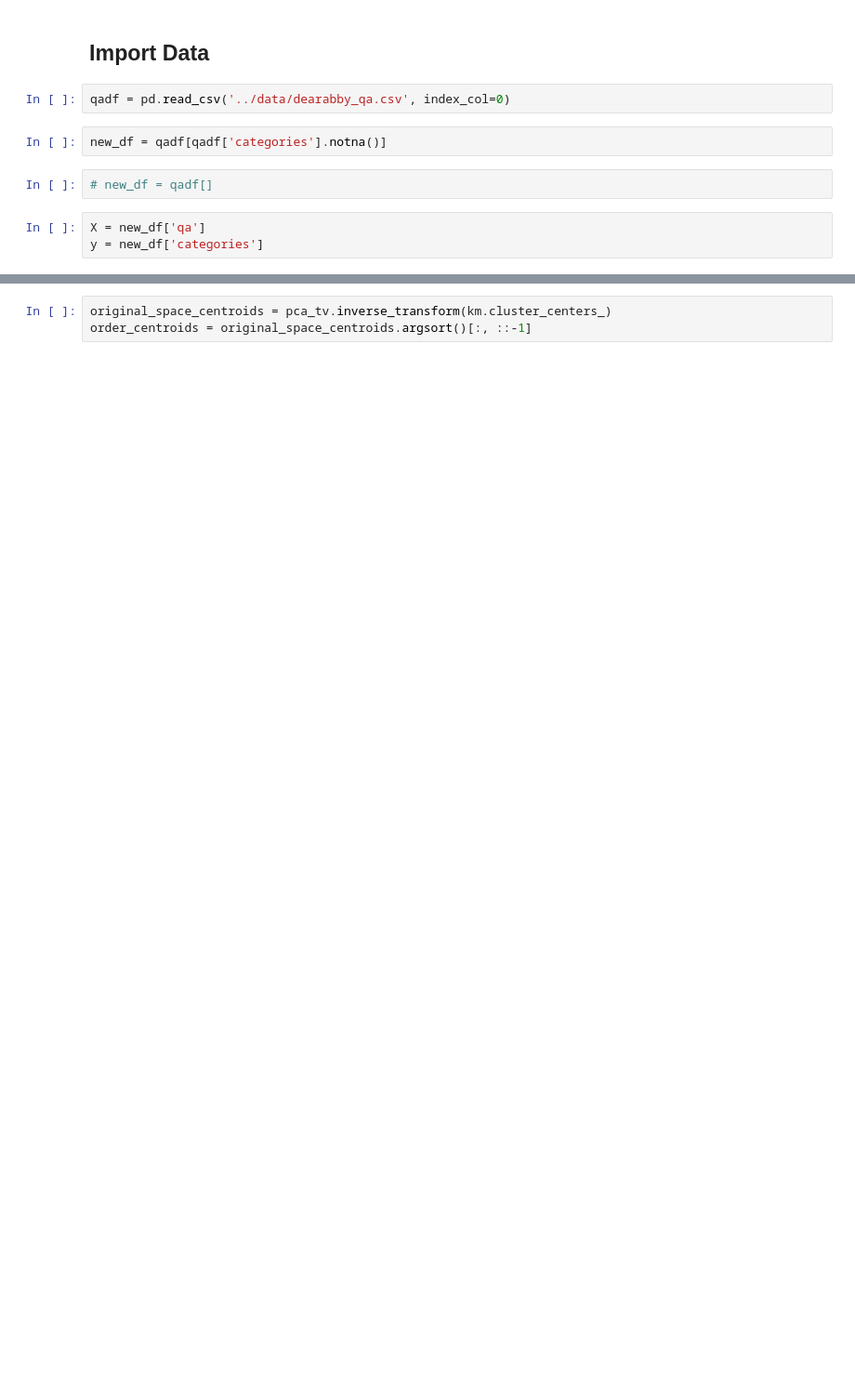
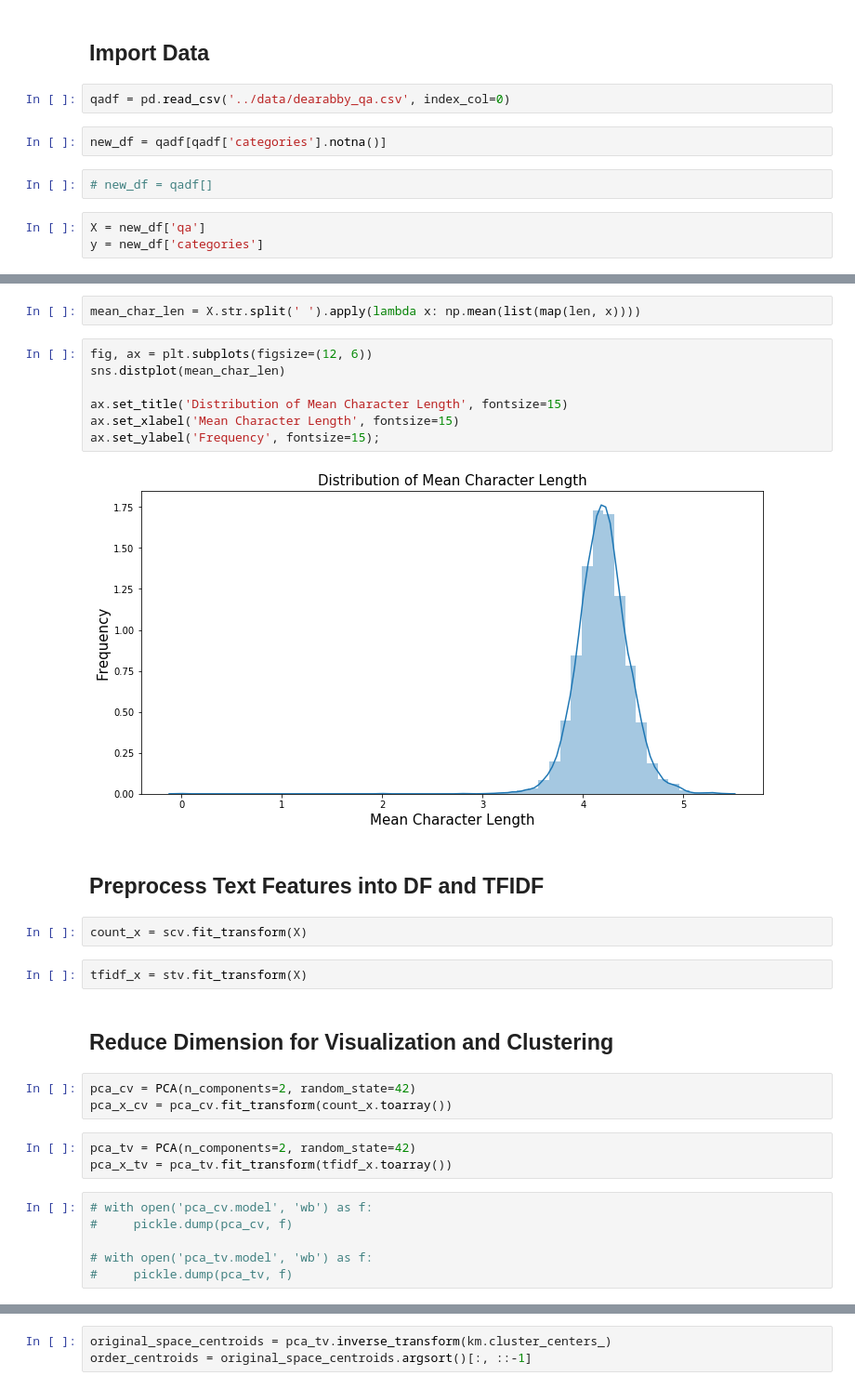
Before and after one commit to unit-00/dearabby, a Jupyter notebook: model/eda.ipynb, the cells around one changed output, grey strips where cells are left out. Shown at 93% size. Cells and saved outputs as stored; diff of their text form; blank space fills up the shorter version.

```diff
--- a/model/eda.ipynb
+++ b/model/eda.ipynb
@@ -291,0 +84,31 @@ KMeans(algorithm='auto', copy_x=True, init='k-means++', max_iter=300,
+# %%
+mean_char_len = X.str.split(' ').apply(lambda x: np.mean(list(map(len, x))))
+# %%
+fig, ax = plt.subplots(figsize=(12, 6))
+sns.distplot(mean_char_len)
+
+ax.set_title('Distribution of Mean Character Length', fontsize=15)
+ax.set_xlabel('Mean Character Length', fontsize=15)
+ax.set_ylabel('Frequency', fontsize=15);
+# %% [output]
+[figure, added]
+# %% [markdown]
+## Preprocess Text Features into DF and TFIDF
+# %%
+count_x = scv.fit_transform(X)
+# %%
+tfidf_x = stv.fit_transform(X)
+# %% [markdown]
+## Reduce Dimension for Visualization and Clustering
+# %%
+pca_cv = PCA(n_components=2, random_state=42)
+pca_x_cv = pca_cv.fit_transform(count_x.toarray())
+# %%
+pca_tv = PCA(n_components=2, random_state=42)
+pca_x_tv = pca_tv.fit_transform(tfidf_x.toarray())
+# %%
+# with open('pca_cv.model', 'wb') as f:
+#     pickle.dump(pca_cv, f)
+
+# with open('pca_tv.model', 'wb') as f:
+#     pickle.dump(pca_tv, f)
```
Also changed, not shown: parts of 86 cells of this notebook, 10 other files.
